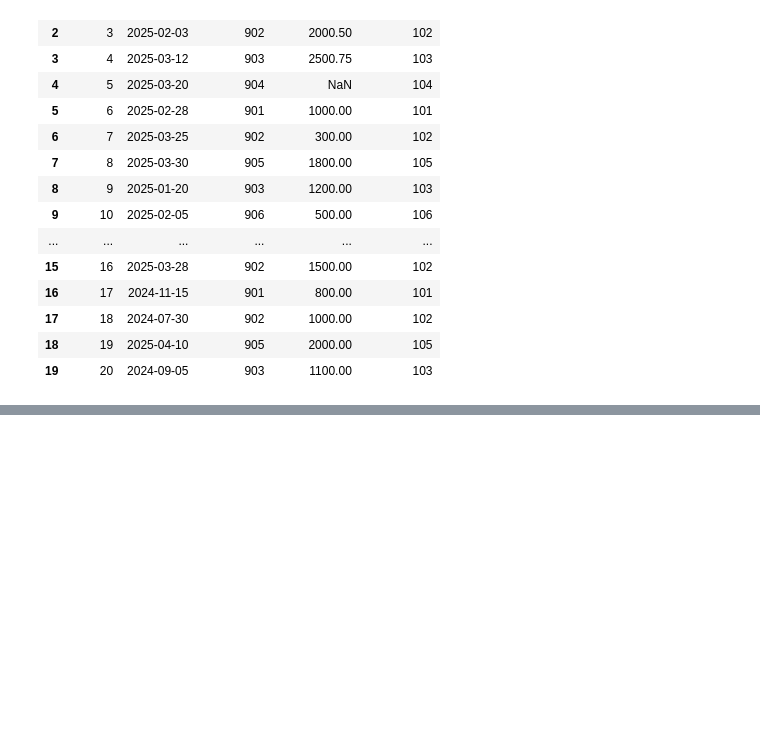
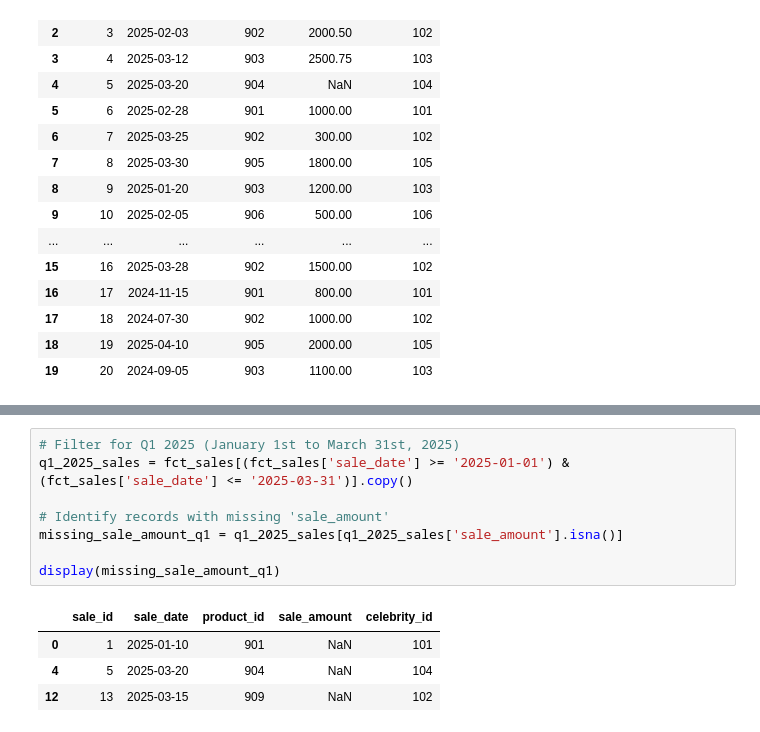
Before and after one commit to Haris-09/Python-Summer-Party-Challenge, a Jupyter notebook: Python_Summer_Party.ipynb, the cells around one changed output, grey strips where cells are left out. Saved outputs shown, nothing was run; the diff lists cells and outputs as text; blank space fills up the shorter version.

```diff
--- a/Python_Summer_Party.ipynb
+++ b/Python_Summer_Party.ipynb
@@ -929,0 +934,13 @@ fct_sales
+# %%
+# Filter for Q1 2025 (January 1st to March 31st, 2025)
+q1_2025_sales = fct_sales[(fct_sales['sale_date'] >= '2025-01-01') & (fct_sales['sale_date'] <= '2025-03-31')].copy()
+
+# Identify records with missing 'sale_amount'
+missing_sale_amount_q1 = q1_2025_sales[q1_2025_sales['sale_amount'].isna()]
+
+display(missing_sale_amount_q1)
+# %% [output]
+|  | sale_id | sale_date | product_id | sale_amount | celebrity_id |
+| 0 | 1 | 2025-01-10 | 901 | NaN | 101 |
+| 4 | 5 | 2025-03-20 | 904 | NaN | 104 |
+| 12 | 13 | 2025-03-15 | 909 | NaN | 102 |
```
Also changed, not shown: parts of 5 cells of this notebook.
